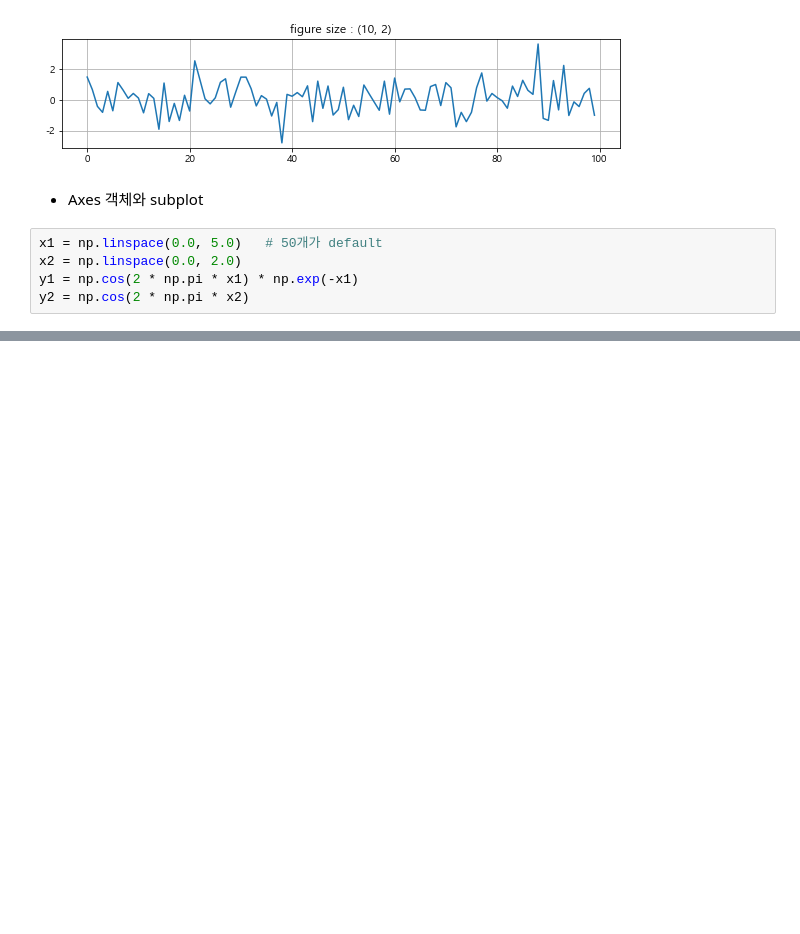
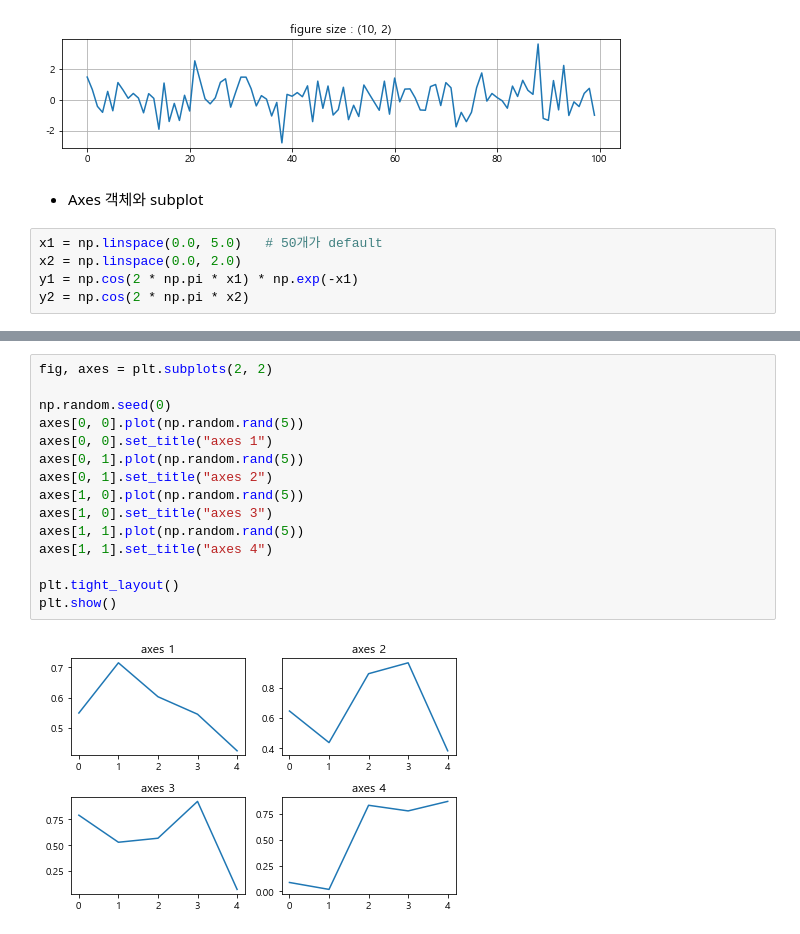
Before and after one commit to youngin0221/Data-Analysis-2021-2, a Jupyter notebook: 03.Visualization/03_Multiplot.ipynb, the cells around one changed output, grey strips where cells are left out. Cells and saved outputs as stored; diff of their text form; blank space fills up the shorter version.

```diff
--- a/03.Visualization/03_Multiplot.ipynb
+++ b/03.Visualization/03_Multiplot.ipynb
@@ -47,0 +87,17 @@ i
+# %%
+fig, axes = plt.subplots(2, 2)
+
+np.random.seed(0)
+axes[0, 0].plot(np.random.rand(5))
+axes[0, 0].set_title("axes 1")
+axes[0, 1].plot(np.random.rand(5))
+axes[0, 1].set_title("axes 2")
+axes[1, 0].plot(np.random.rand(5))
+axes[1, 0].set_title("axes 3")
+axes[1, 1].plot(np.random.rand(5))
+axes[1, 1].set_title("axes 4")
+
+plt.tight_layout()
+plt.show()
+# %% [output]
+[figure, added]
```
Also changed, not shown: parts of 8 cells of this notebook, 2 other files.
